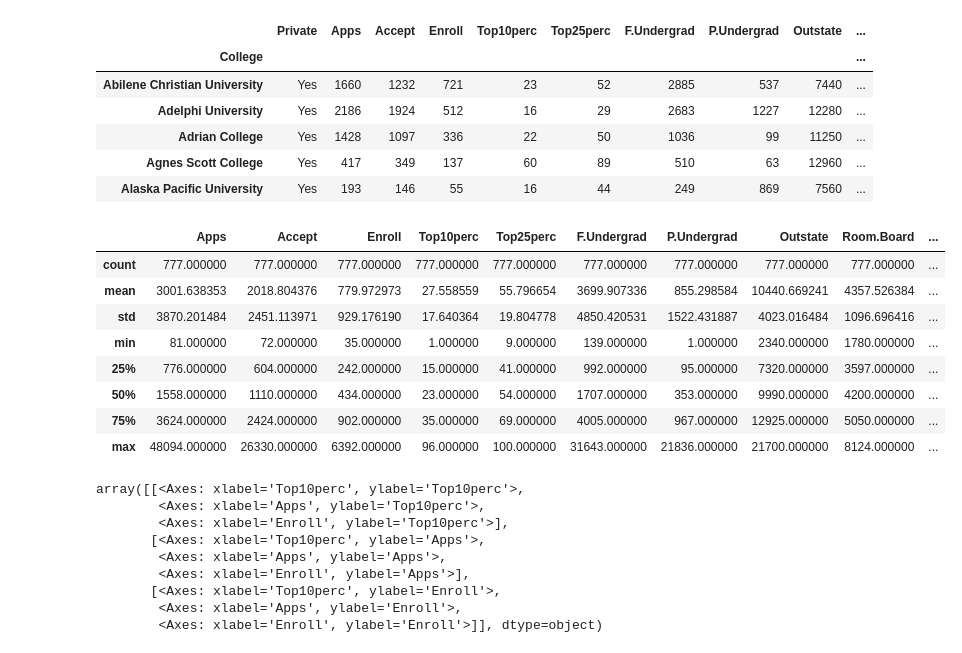
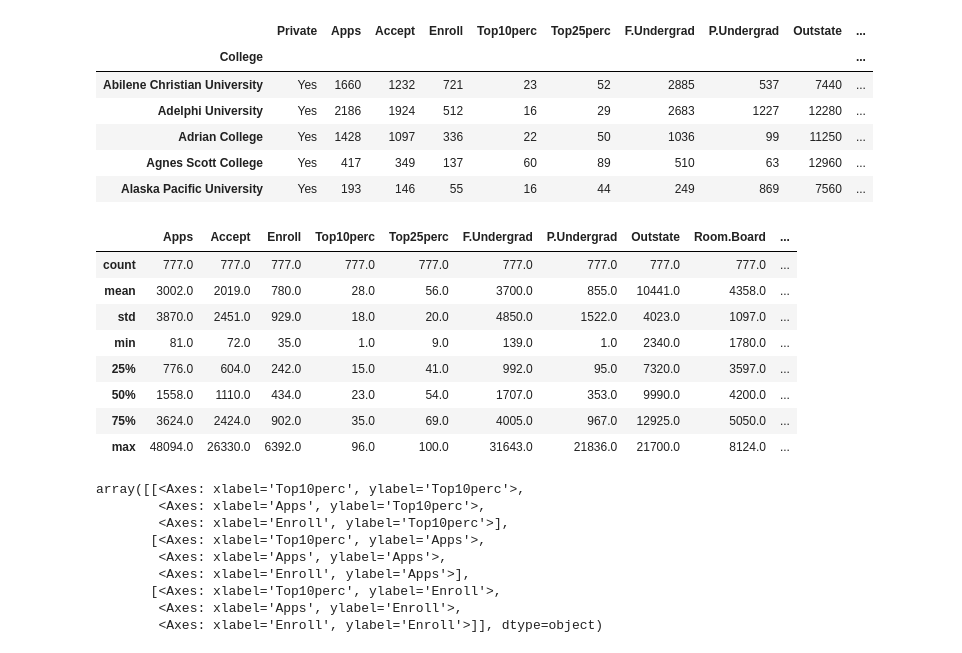
Before and after one commit to tobias-oberg/Databehandling-Tobias-ObergAI24, a Jupyter notebook: Lab/Lab.ipynb, the cells around one changed output. Drawn from its saved outputs; the diff is of its cells as text; code cells hidden in the pictures.

```diff
--- a/Lab/Lab.ipynb
+++ b/Lab/Lab.ipynb
@@ -36,20 +36,20 @@ college3.head()
 | Agnes Scott College | Yes | 417 | 349 | 137 | 60 | 89 | 510 | 63 | 12960 | ... |
 | Alaska Pacific University | Yes | 193 | 146 | 55 | 16 | 44 | 249 | 869 | 7560 | ... |
 # %%
-# c)
-college3.describe()
+# c) using .round() to the numeric values. Makes it easier to read the data.
 
-# college3.describe().round() use this to round the numeric values. Makes it easier to read the data.
+
+college3.describe().round()
 # %% [output]
 |  | Apps | Accept | Enroll | Top10perc | Top25perc | F.Undergrad | P.Undergrad | Outstate | Room.Board | ... |
-| count | 777.000000 | 777.000000 | 777.000000 | 777.000000 | 777.000000 | 777.000000 | 777.000000 | 777.000000 | 777.000000 | ... |
-| mean | 3001.638353 | 2018.804376 | 779.972973 | 27.558559 | 55.796654 | 3699.907336 | 855.298584 | 10440.669241 | 4357.526384 | ... |
-| std | 3870.201484 | 2451.113971 | 929.176190 | 17.640364 | 19.804778 | 4850.420531 | 1522.431887 | 4023.016484 | 1096.696416 | ... |
-| min | 81.000000 | 72.000000 | 35.000000 | 1.000000 | 9.000000 | 139.000000 | 1.000000 | 2340.000000 | 1780.000000 | ... |
-| 25% | 776.000000 | 604.000000 | 242.000000 | 15.000000 | 41.000000 | 992.000000 | 95.000000 | 7320.000000 | 3597.000000 | ... |
-| 50% | 1558.000000 | 1110.000000 | 434.000000 | 23.000000 | 54.000000 | 1707.000000 | 353.000000 | 9990.000000 | 4200.000000 | ... |
-| 75% | 3624.000000 | 2424.000000 | 902.000000 | 35.000000 | 69.000000 | 4005.000000 | 967.000000 | 12925.000000 | 5050.000000 | ... |
-| max | 48094.000000 | 26330.000000 | 6392.000000 | 96.000000 | 100.000000 | 31643.000000 | 21836.000000 | 21700.000000 | 8124.000000 | ... |
+| count | 777.0 | 777.0 | 777.0 | 777.0 | 777.0 | 777.0 | 777.0 | 777.0 | 777.0 | ... |
+| mean | 3002.0 | 2019.0 | 780.0 | 28.0 | 56.0 | 3700.0 | 855.0 | 10441.0 | 4358.0 | ... |
+| std | 3870.0 | 2451.0 | 929.0 | 18.0 | 20.0 | 4850.0 | 1522.0 | 4023.0 | 1097.0 | ... |
+| min | 81.0 | 72.0 | 35.0 | 1.0 | 9.0 | 139.0 | 1.0 | 2340.0 | 1780.0 | ... |
+| 25% | 776.0 | 604.0 | 242.0 | 15.0 | 41.0 | 992.0 | 95.0 | 7320.0 | 3597.0 | ... |
+| 50% | 1558.0 | 1110.0 | 434.0 | 23.0 | 54.0 | 1707.0 | 353.0 | 9990.0 | 4200.0 | ... |
+| 75% | 3624.0 | 2424.0 | 902.0 | 35.0 | 69.0 | 4005.0 | 967.0 | 12925.0 | 5050.0 | ... |
+| max | 48094.0 | 26330.0 | 6392.0 | 96.0 | 100.0 | 31643.0 | 21836.0 | 21700.0 | 8124.0 | ... |
 # %%
 # d)
 
```
Also changed, not shown: parts of 1 cell of this notebook.
